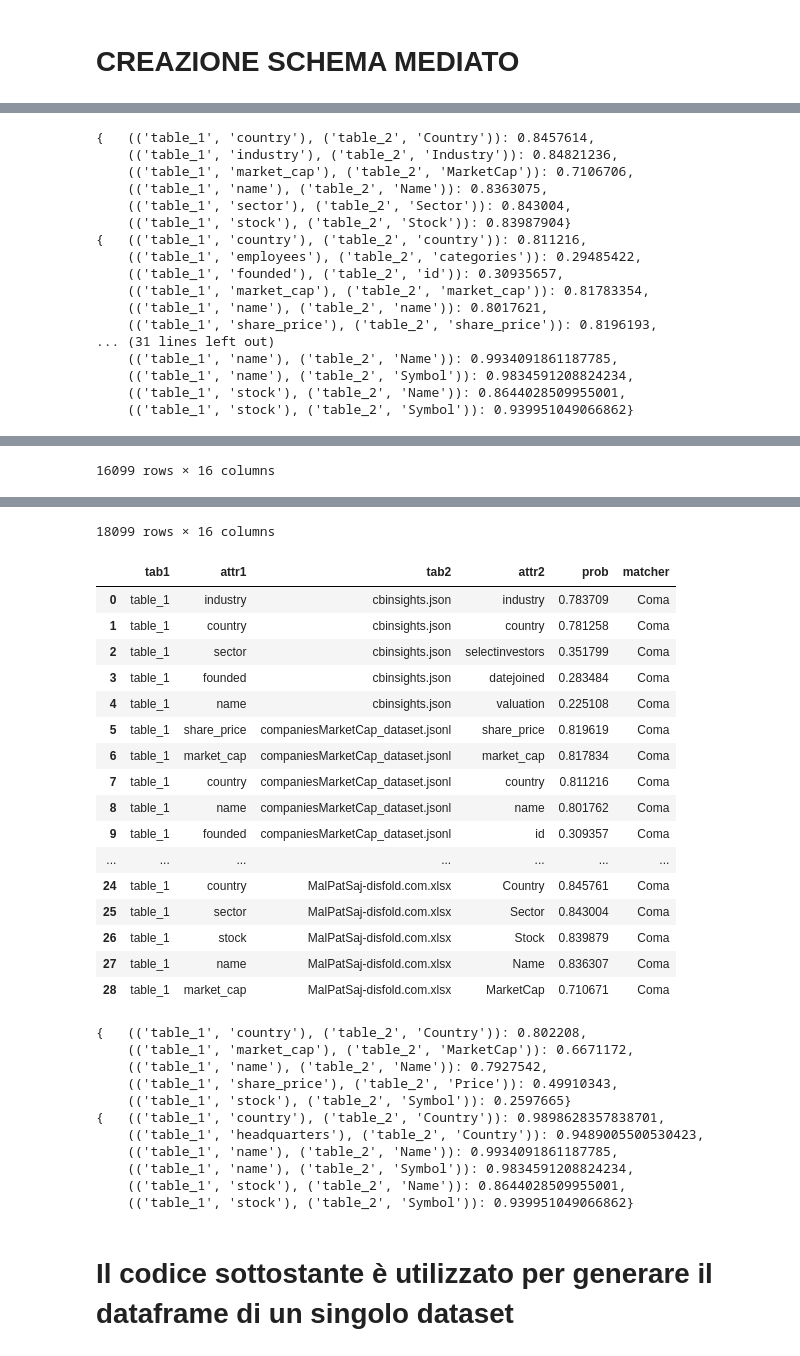
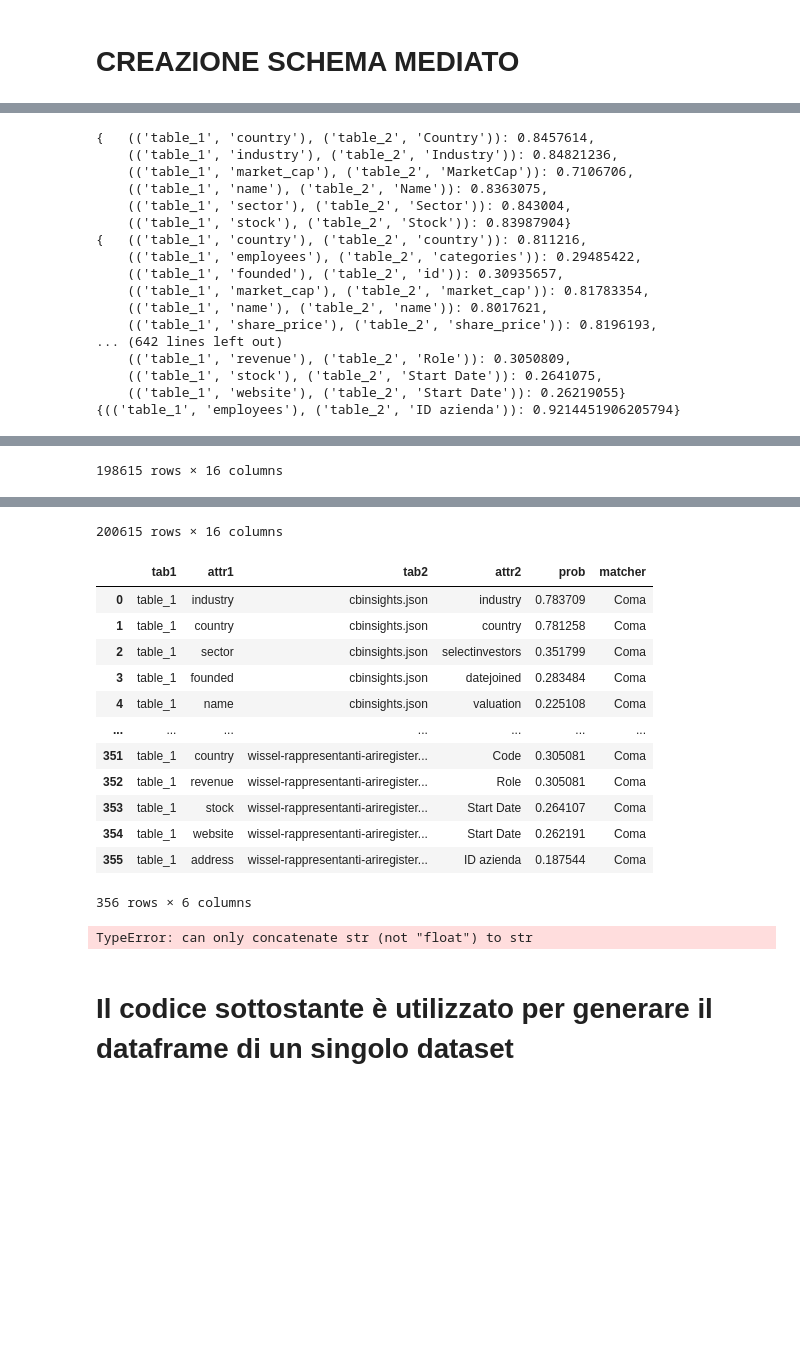
Before and after one commit to dedo99/Progetto_Finale_IDD, a Jupyter notebook: Schema_alignment_multi_thread.ipynb, the cells around one changed output, grey strips where cells are left out. Saved outputs shown, nothing was run; the diff lists cells and outputs as text; code cells hidden in the pictures; blank space fills up the shorter version.

Commit message:
Output MultiThread e corretto errore print MultiThread

```diff
--- a/Schema_alignment_multi_thread.ipynb
+++ b/Schema_alignment_multi_thread.ipynb
@@ -372,16 +372,13 @@ for a,b,c,d,e in zip_longest(dataset_list_json, dataset_list_jsonl, dataset_list
 
 
 
-
-  break
-
 end_time = time.time()
 total_time = end_time - start_time
 
 display(df1)
 display(df_confronto)
 display(df_logmachers)
-print("Tempo Esecuzione: " + total_time)
+print("Tempo Esecuzione: " + str(total_time)) #393min e 10.6s
 # %% [output]
 0 datasets\cbinsights.json
 1 datasets\companiesMarketCap_dataset.jsonl
@@ -412,11 +412,11 @@ print("Tempo Esecuzione: " + total_time)
     (('table_1', 'market_cap'), ('table_2', 'market_cap')): 0.81783354,
     (('table_1', 'name'), ('table_2', 'name')): 0.8017621,
     (('table_1', 'share_price'), ('table_2', 'share_price')): 0.8196193,
-... (31 lines left out)
-    (('table_1', 'name'), ('table_2', 'Name')): 0.9934091861187785,
-    (('table_1', 'name'), ('table_2', 'Symbol')): 0.9834591208824234,
-    (('table_1', 'stock'), ('table_2', 'Name')): 0.8644028509955001,
-    (('table_1', 'stock'), ('table_2', 'Symbol')): 0.939951049066862}
+... (642 lines left out)
+    (('table_1', 'revenue'), ('table_2', 'Role')): 0.3050809,
+    (('table_1', 'stock'), ('table_2', 'Start Date')): 0.2641075,
+    (('table_1', 'website'), ('table_2', 'Start Date')): 0.26219055}
+{(('table_1', 'employees'), ('table_2', 'ID azienda')): 0.9214451906205794}
 |  | name | industry | market_cap | employees | country | headquarters | address | sector | ceo | founded | ... |
 | 0 | NaN | Artificial intelligence | NaN | NaN | China | NaN | NaN | NaN | NaN | NaN | ... |
 | 1 | NaN | Other | NaN | NaN | United States | NaN | NaN | NaN | NaN | NaN | ... |
@@ -432,4 +432,4 @@ print("Tempo Esecuzione: " + total_time)
-16099 rows × 16 columns
+198615 rows × 16 columns
 |  | name | industry | market_cap | employees | country | headquarters | address | sector | ceo | founded | ... |
 | 0 | Avis Budget Group, Inc. | Rental & Leasing Services | $18.12 B | 16,000 | United States | Parsippany,NJ,UnitedStates | None | Industrials | Mr. Joseph A. Ferraro | 2006 | ... |
 | 1 | Telefônica Brasil SA | Telecom Services | $20.19 B | 34,000 | Brazil | SÃ£oPaulo,SP,Brazil | None | Communication Services | Mr. Christian Mauad Gebara | 1998 | ... |
@@ -445,32 +445,18 @@ print("Tempo Esecuzione: " + total_time)
-18099 rows × 16 columns
+200615 rows × 16 columns
 |  | tab1 | attr1 | tab2 | attr2 | prob | matcher |
 | 0 | table_1 | industry | cbinsights.json | industry | 0.783709 | Coma |
 | 1 | table_1 | country | cbinsights.json | country | 0.781258 | Coma |
 | 2 | table_1 | sector | cbinsights.json | selectinvestors | 0.351799 | Coma |
 | 3 | table_1 | founded | cbinsights.json | datejoined | 0.283484 | Coma |
 | 4 | table_1 | name | cbinsights.json | valuation | 0.225108 | Coma |
-| 5 | table_1 | share_price | companiesMarketCap_dataset.jsonl | share_price | 0.819619 | Coma |
-| 6 | table_1 | market_cap | companiesMarketCap_dataset.jsonl | market_cap | 0.817834 | Coma |
-| 7 | table_1 | country | companiesMarketCap_dataset.jsonl | country | 0.811216 | Coma |
-| 8 | table_1 | name | companiesMarketCap_dataset.jsonl | name | 0.801762 | Coma |
-| 9 | table_1 | founded | companiesMarketCap_dataset.jsonl | id | 0.309357 | Coma |
 | ... | ... | ... | ... | ... | ... | ... |
-| 24 | table_1 | country | MalPatSaj-disfold.com.xlsx | Country | 0.845761 | Coma |
-| 25 | table_1 | sector | MalPatSaj-disfold.com.xlsx | Sector | 0.843004 | Coma |
-| 26 | table_1 | stock | MalPatSaj-disfold.com.xlsx | Stock | 0.839879 | Coma |
-| 27 | table_1 | name | MalPatSaj-disfold.com.xlsx | Name | 0.836307 | Coma |
-| 28 | table_1 | market_cap | MalPatSaj-disfold.com.xlsx | MarketCap | 0.710671 | Coma |
+| 351 | table_1 | country | wissel-rappresentanti-ariregister... | Code | 0.305081 | Coma |
+| 352 | table_1 | revenue | wissel-rappresentanti-ariregister... | Role | 0.305081 | Coma |
+| 353 | table_1 | stock | wissel-rappresentanti-ariregister... | Start Date | 0.264107 | Coma |
+| 354 | table_1 | website | wissel-rappresentanti-ariregister... | Start Date | 0.262191 | Coma |
+| 355 | table_1 | address | wissel-rappresentanti-ariregister... | ID azienda | 0.187544 | Coma |
-{   (('table_1', 'country'), ('table_2', 'Country')): 0.802208,
-    (('table_1', 'market_cap'), ('table_2', 'MarketCap')): 0.6671172,
-    (('table_1', 'name'), ('table_2', 'Name')): 0.7927542,
-    (('table_1', 'share_price'), ('table_2', 'Price')): 0.49910343,
-    (('table_1', 'stock'), ('table_2', 'Symbol')): 0.2597665}
-{   (('table_1', 'country'), ('table_2', 'Country')): 0.9898628357838701,
-    (('table_1', 'headquarters'), ('table_2', 'Country')): 0.9489005500530423,
-    (('table_1', 'name'), ('table_2', 'Name')): 0.9934091861187785,
-    (('table_1', 'name'), ('table_2', 'Symbol')): 0.9834591208824234,
-    (('table_1', 'stock'), ('table_2', 'Name')): 0.8644028509955001,
-    (('table_1', 'stock'), ('table_2', 'Symbol')): 0.939951049066862}
+356 rows × 6 columns
+TypeError: can only concatenate str (not "float") to str
 # %%
 #formati csv
 df1.to_csv('output_alignment/schema_mediato.csv')
```
Also changed, not shown: parts of 1 cell of this notebook, 6 other files.
